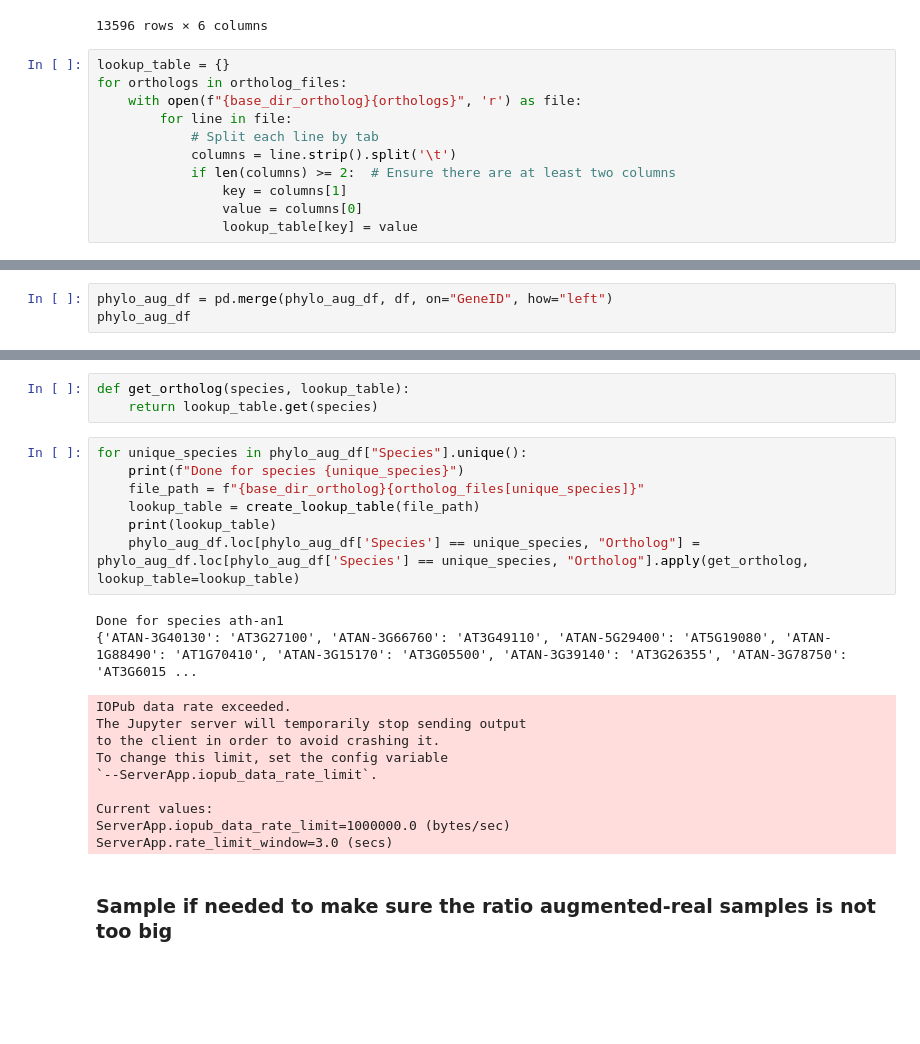
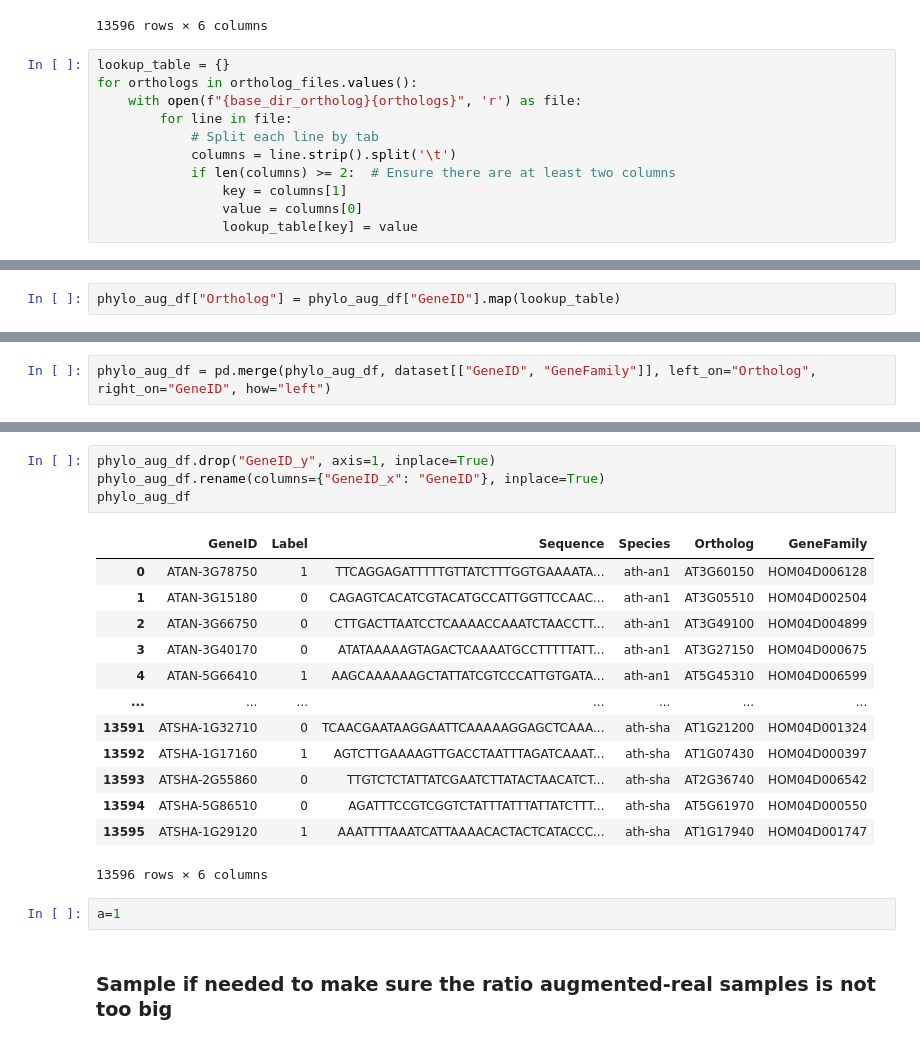
Before and after one commit to VIB-PSB/DeepDifE, a Jupyter notebook: notebooks/additional_analyses/train_model_phylo_aug.ipynb, the cells around one changed output, grey strips where cells are left out. Saved outputs shown, nothing was run; the diff lists cells and outputs as text; blank space fills up the shorter version.

```diff
--- a/notebooks/additional_analyses/train_model_phylo_aug.ipynb
+++ b/notebooks/additional_analyses/train_model_phylo_aug.ipynb
@@ -188,7 +188,7 @@ phylo_aug_df
 13596 rows × 6 columns
 # %%
 lookup_table = {}
-for orthologs in ortholog_files:
+for orthologs in ortholog_files.values():
 	with open(f"{base_dir_ortholog}{orthologs}", 'r') as file:
 		for line in file:
 			# Split each line by tab
@@ -250,0 +200,2 @@ df
+# %%
+phylo_aug_df["Ortholog"] = phylo_aug_df["GeneID"].map(lookup_table)
@@ -251,3 +218,2 @@ df
 # %%
-phylo_aug_df = pd.merge(phylo_aug_df, df, on="GeneID", how="left")
-phylo_aug_df
+phylo_aug_df = pd.merge(phylo_aug_df, dataset[["GeneID", "GeneFamily"]], left_on="Ortholog", right_on="GeneID", how="left")
@@ -268,25 +220,23 @@ phylo_aug_df
-# %%
-def get_ortholog(species, lookup_table):
-    return lookup_table.get(species)
-# %%
-for unique_species in phylo_aug_df["Species"].unique():
-    print(f"Done for species {unique_species}")
-    file_path = f"{base_dir_ortholog}{ortholog_files[unique_species]}"
-    lookup_table = create_lookup_table(file_path)
-    print(lookup_table)
-    phylo_aug_df.loc[phylo_aug_df['Species'] == unique_species, "Ortholog"] = phylo_aug_df.loc[phylo_aug_df['Species'] == unique_species, "Ortholog"].apply(get_ortholog, lookup_table=lookup_table)
-# %% [output]
-Done for species ath-an1
-{'ATAN-3G40130': 'AT3G27100', 'ATAN-3G66760': 'AT3G49110', 'ATAN-5G29400': 'AT5G19080', 'ATAN-1G88490': 'AT1G70410', 'ATAN-3G15170': 'AT3G05500', 'ATAN-3G39140': 'AT3G26355', 'ATAN-3G78750': 'AT3G6015 ...
-IOPub data rate exceeded.
-The Jupyter server will temporarily stop sending output
-to the client in order to avoid crashing it.
-To change this limit, set the config variable
-`--ServerApp.iopub_data_rate_limit`.
-
-Current values:
-ServerApp.iopub_data_rate_limit=1000000.0 (bytes/sec)
-ServerApp.rate_limit_window=3.0 (secs)
+# %%
+phylo_aug_df.drop("GeneID_y", axis=1, inplace=True)
+phylo_aug_df.rename(columns={"GeneID_x": "GeneID"}, inplace=True)
+phylo_aug_df
+# %% [output]
+|  | GeneID | Label | Sequence | Species | Ortholog | GeneFamily |
+| 0 | ATAN-3G78750 | 1 | TTCAGGAGATTTTTGTTATCTTTGGTGAAAATA... | ath-an1 | AT3G60150 | HOM04D006128 |
+| 1 | ATAN-3G15180 | 0 | CAGAGTCACATCGTACATGCCATTGGTTCCAAC... | ath-an1 | AT3G05510 | HOM04D002504 |
+| 2 | ATAN-3G66750 | 0 | CTTGACTTAATCCTCAAAACCAAATCTAACCTT... | ath-an1 | AT3G49100 | HOM04D004899 |
+| 3 | ATAN-3G40170 | 0 | ATATAAAAAGTAGACTCAAAATGCCTTTTTATT... | ath-an1 | AT3G27150 | HOM04D000675 |
+| 4 | ATAN-5G66410 | 1 | AAGCAAAAAAGCTATTATCGTCCCATTGTGATA... | ath-an1 | AT5G45310 | HOM04D006599 |
+| ... | ... | ... | ... | ... | ... | ... |
+| 13591 | ATSHA-1G32710 | 0 | TCAACGAATAAGGAATTCAAAAAGGAGCTCAAA... | ath-sha | AT1G21200 | HOM04D001324 |
+| 13592 | ATSHA-1G17160 | 1 | AGTCTTGAAAAGTTGACCTAATTTAGATCAAAT... | ath-sha | AT1G07430 | HOM04D000397 |
+| 13593 | ATSHA-2G55860 | 0 | TTGTCTCTATTATCGAATCTTATACTAACATCT... | ath-sha | AT2G36740 | HOM04D006542 |
+| 13594 | ATSHA-5G86510 | 0 | AGATTTCCGTCGGTCTATTTATTTATTATCTTT... | ath-sha | AT5G61970 | HOM04D000550 |
+| 13595 | ATSHA-1G29120 | 1 | AAATTTTAAATCATTAAAACACTACTCATACCC... | ath-sha | AT1G17940 | HOM04D001747 |
+13596 rows × 6 columns
+# %%
+a=1
 # %% [markdown]
 ### Sample if needed to make sure the ratio augmented-real samples is not too big
 # %%
```
Also changed, not shown: parts of 7 cells of this notebook, 4 other files.
